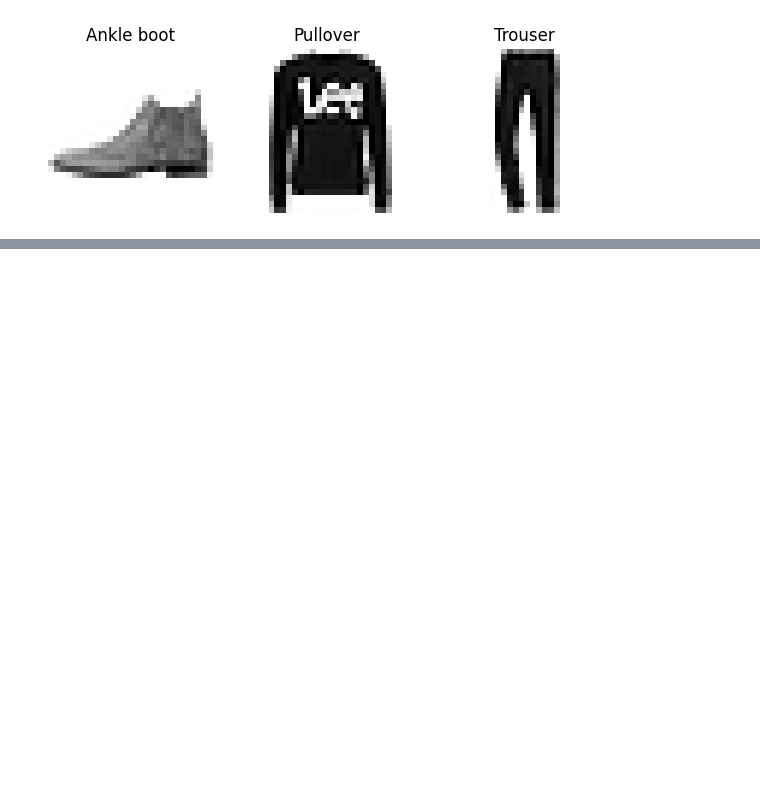
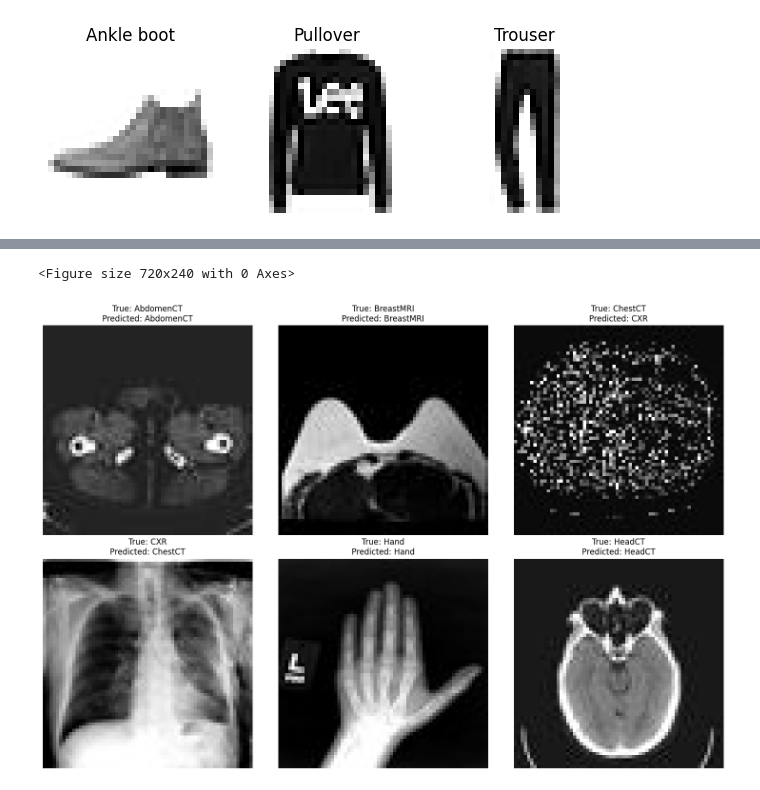
Before and after one commit to SebastianSSandoval/CECS-456, a Jupyter notebook: aiFinalProject/Final_I_thinky.ipynb, the cells around one changed output, grey strips where cells are left out. Cells and saved outputs as stored; diff of their text form; code cells hidden in the pictures; blank space fills up the shorter version.

```diff
--- a/aiFinalProject/Final_I_thinky.ipynb
+++ b/aiFinalProject/Final_I_thinky.ipynb
@@ -172,0 +209,16 @@ array([9, 2, 1], dtype=uint8)
+# %%
+from tensorflow.keras.preprocessing import image
+import numpy as np
+
+img_path = val_dir + r"\HeadCT\000019.jpeg"
+img = image.load_img(img_path, target_size=(64, 64), color_mode = "grayscale")
+img_array = image.img_to_array(img)
+img_array = np.expand_dims(img_array, axis=0)  # Add batch dimension
+
+img_array /= 255.0
+
+print(img_array.shape) # shape should be (1, 64, 64, 1)
+
+predictions = model.predict(img_array)
+predicted_class = np.argmax(predictions)
+print(f'Predicted Class: {predicted_class}')
@@ -182,3 +238,39 @@ plt.subplots_adjust(wspace=0.2, hspace=0.5)
 plt.show()
 # %% [output]
 [figure]
+# %%
+import random
+plt.figure(figsize=(7.2, 2.4))
+base_dir = val_dir
+
+classes = ["AbdomenCT", "BreastMRI", "ChestCT", "CXR", "Hand", "HeadCT"]
+
+fig, axes = plt.subplots(2 ,3, figsize = (15, 10))
+
+axes = axes.flatten()
+
+for i, cls in enumerate(classes):
+    class_dir = f"{base_dir}/{cls}"
+    img_name = random.choice(os.listdir(class_dir))
+    img_path = f"{class_dir}/{img_name}"
+
+    # Load and preprocess the image
+    img = load_img(img_path, target_size=(64, 64), color_mode='grayscale')
+    img_array = img_to_array(img)  # Shape: (64, 64, 1)
+    img_array = np.expand_dims(img_array, axis=0)  # Shape: (1, 64, 64, 1)
+    img_array = img_array / 255.0  # Normalize
+
+    # Get prediction from the model
+    predictions = model.predict(img_array)
+    predicted_class = np.argmax(predictions, axis=1)[0]
+    predicted_label = classes[predicted_class]
+
+    # Plot the image
+    axes[i].imshow(img_array.squeeze(), cmap='gray')  # Remove extra dimension for display
+    axes[i].set_title(f"True: {cls}\nPredicted: {predicted_label}")
+    axes[i].axis('off')
+
+# Adjust layout and show the plot
+plt.tight_layout()
+plt.show()
+# %% [output]
@@ -184,0 +283,2 @@ plt.show()
+<Figure size 720x240 with 0 Axes>
+[figure, added]
```
Also changed, not shown: parts of 23 cells of this notebook, 1 other file.
